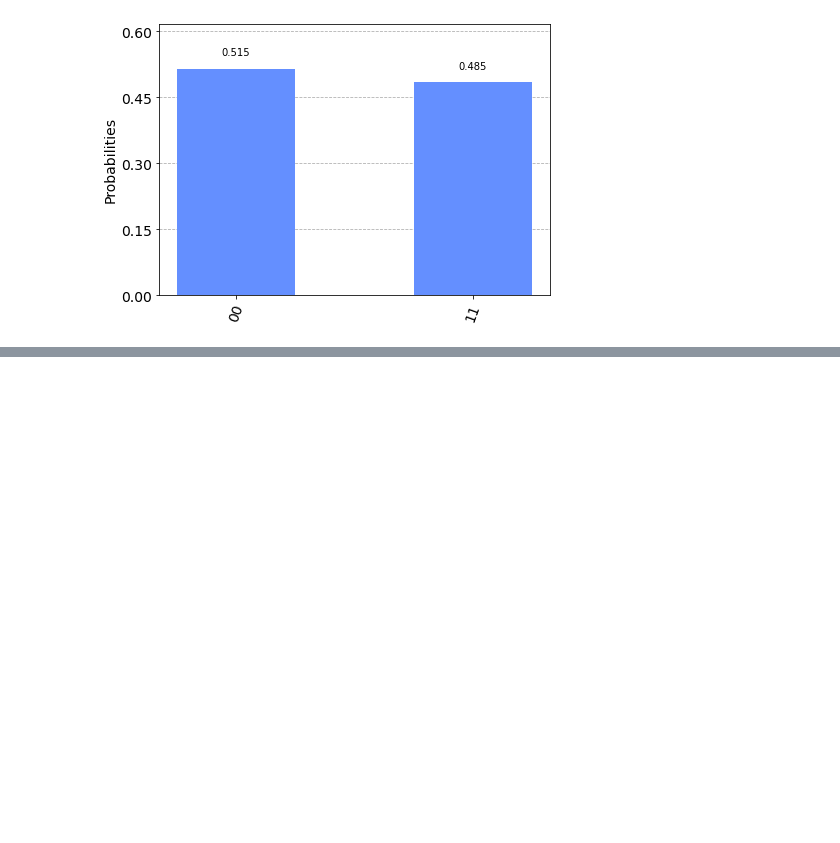
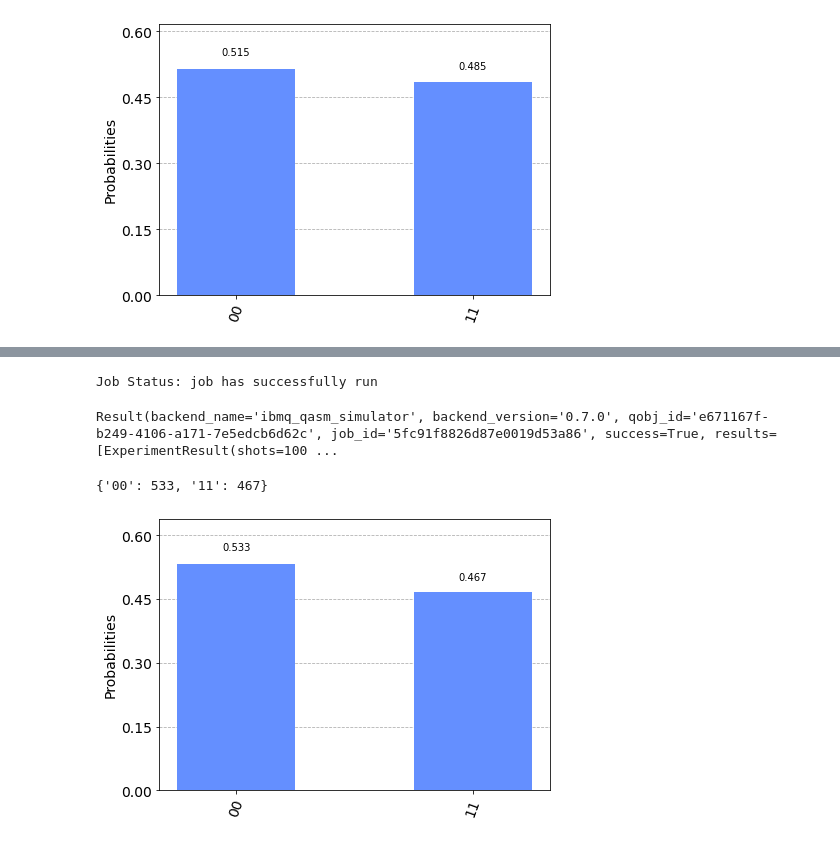
Before and after one commit to theSLWayne/entangled-world, a Jupyter notebook: entangled_world.ipynb, the cells around one changed output, grey strips where cells are left out. Cells and saved outputs as stored; diff of their text form; code cells hidden in the pictures; blank space fills up the shorter version.

Commit message:
Run circuit on IBM simulator

```diff
--- a/entangled_world.ipynb
+++ b/entangled_world.ipynb
@@ -72,0 +82,9 @@ plot_histogram(counts_sim_loc)
+# %%
+# Select IBM Quantum Experience as provider
+
+provider = IBMQ.get_provider("ibm-q")
+
+# List available backends
+
+backends = provider.backends()
+backends
@@ -72,0 +101,33 @@ plot_histogram(counts_sim_loc)
+# %%
+from qiskit.tools.monitor import job_monitor
+
+# Select IBM simulator as the backend for the circuit to run
+
+backend = provider.get_backend('ibmq_qasm_simulator')
+
+# Execute circuit on the new backend
+
+job = q.execute(circuit, backend, shots = 1000)
+
+# Get live updates on job status
+job_monitor(job)
+# %% [output]
+Job Status: job has successfully run
+# %%
+# Results from the job
+
+results_sim_ibm = job.result()
+results_sim_ibm
+# %% [output]
+Result(backend_name='ibmq_qasm_simulator', backend_version='0.7.0', qobj_id='e671167f-b249-4106-a171-7e5edcb6d62c', job_id='5fc91f8826d87e0019d53a86', success=True, results=[ExperimentResult(shots=100 ...
+# %%
+counts_sim_ibm = results_sim_ibm.get_counts(circuit)
+counts_sim_ibm
+# %% [output]
+{'00': 533, '11': 467}
+# %%
+# Create a histogram of counts
+
+plot_histogram(counts_sim_ibm)
+# %% [output]
+[figure, added]
```
Also changed, not shown: parts of 4 cells of this notebook.
